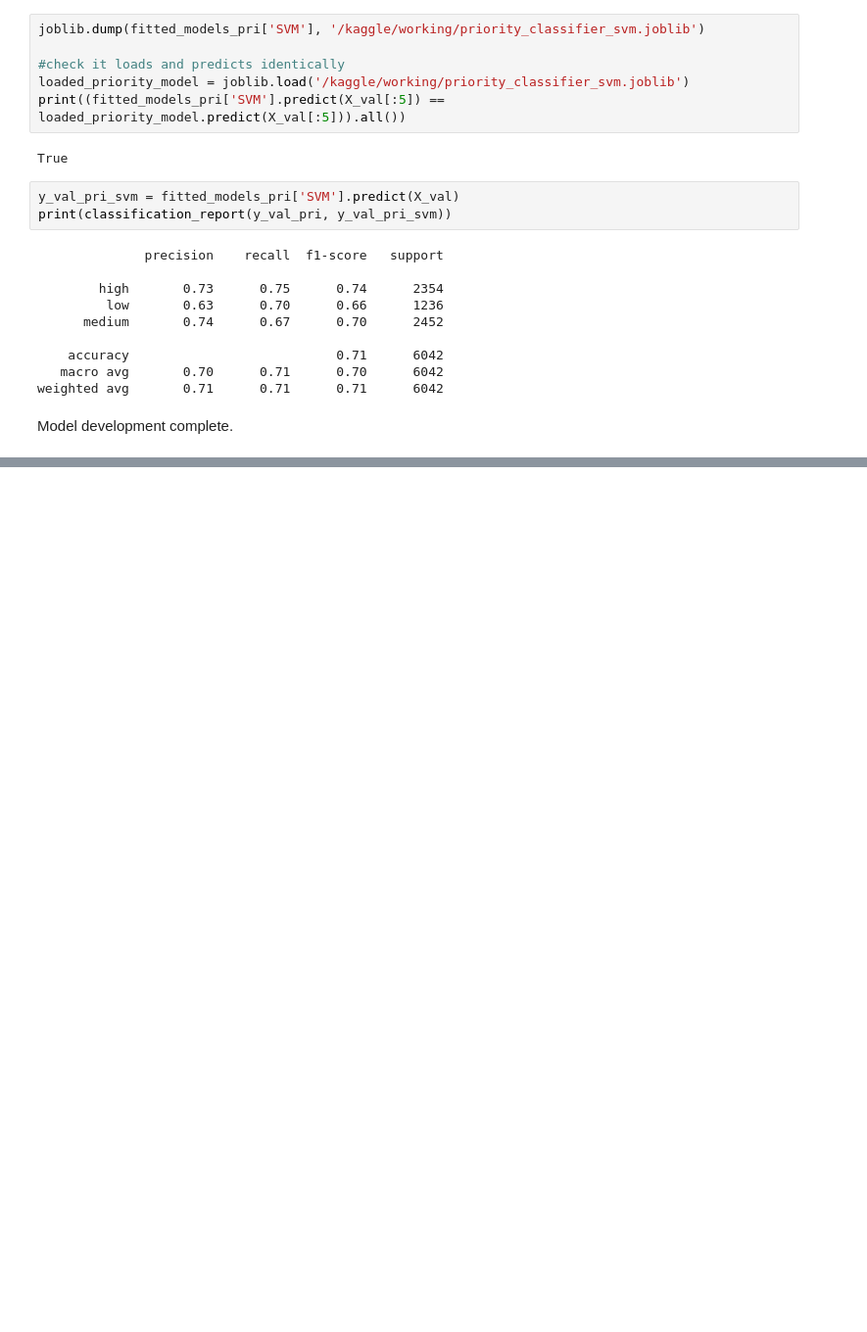
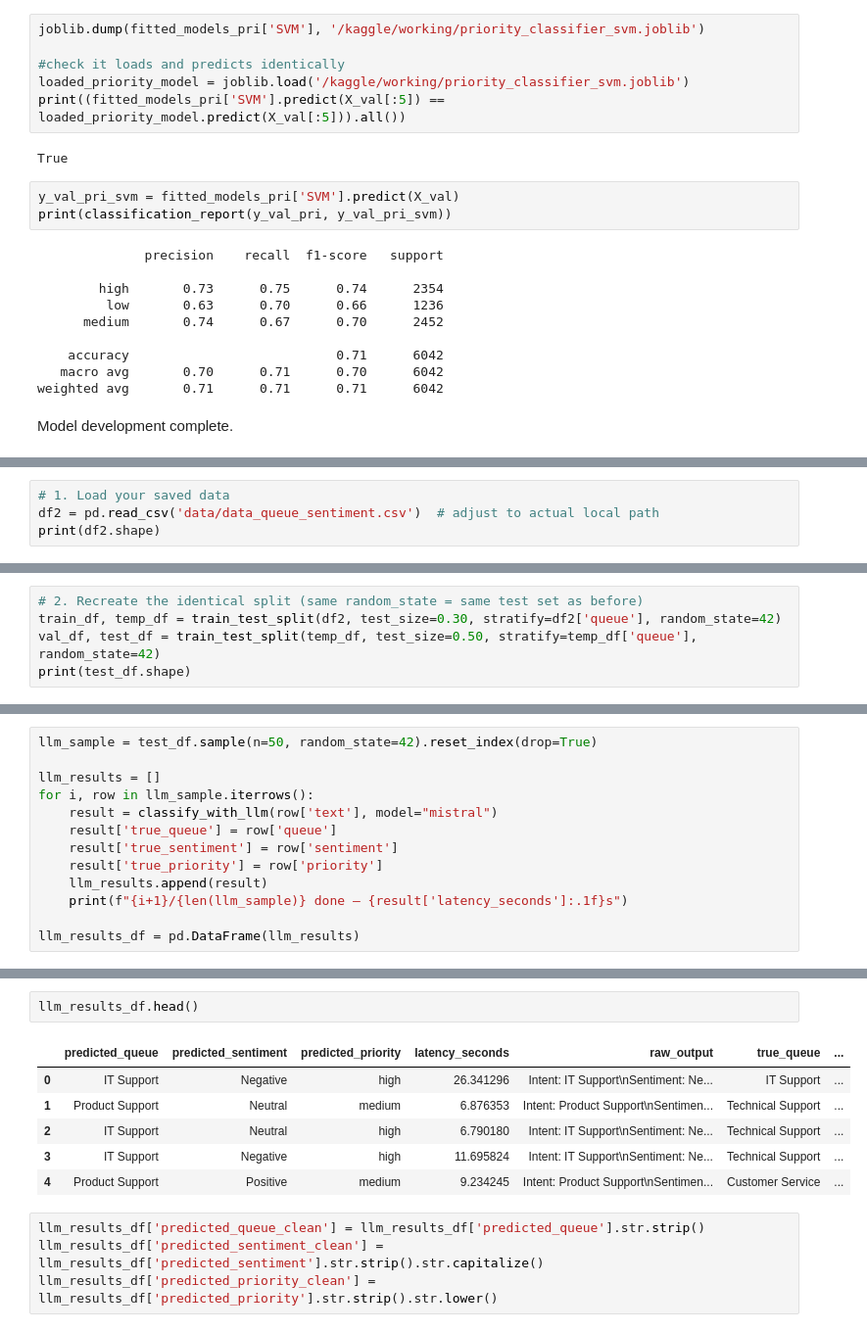
Before and after one commit to tag-ecosystemai/c1-optimizers-project-1, a Jupyter notebook: ai-ml-backbone/eda-model-development-notebook.ipynb, the cells around one changed output, grey strips where cells are left out. Shown at 98% size. Saved outputs shown, nothing was run; the diff lists cells and outputs as text; blank space fills up the shorter version.

Commit message:
Finalized model devleopment, frontend and backend

```diff
--- a/ai-ml-backbone/eda-model-development-notebook.ipynb
+++ b/ai-ml-backbone/eda-model-development-notebook.ipynb
@@ -906,0 +920,4 @@ Model development complete.
+# %%
+# 1. Load your saved data
+df2 = pd.read_csv('data/data_queue_sentiment.csv')  # adjust to actual local path
+print(df2.shape)
@@ -906,0 +926,5 @@ Model development complete.
+# %%
+# 2. Recreate the identical split (same random_state = same test set as before)
+train_df, temp_df = train_test_split(df2, test_size=0.30, stratify=df2['queue'], random_state=42)
+val_df, test_df = train_test_split(temp_df, test_size=0.50, stratify=temp_df['queue'], random_state=42)
+print(test_df.shape)
@@ -906,0 +948,13 @@ Model development complete.
+# %%
+llm_sample = test_df.sample(n=50, random_state=42).reset_index(drop=True)
+
+llm_results = []
+for i, row in llm_sample.iterrows():
+    result = classify_with_llm(row['text'], model="mistral")
+    result['true_queue'] = row['queue']
+    result['true_sentiment'] = row['sentiment']
+    result['true_priority'] = row['priority']
+    llm_results.append(result)
+    print(f"{i+1}/{len(llm_sample)} done — {result['latency_seconds']:.1f}s")
+
+llm_results_df = pd.DataFrame(llm_results)
@@ -906,0 +979,13 @@ Model development complete.
+# %%
+llm_results_df.head()
+# %% [output]
+|  | predicted_queue | predicted_sentiment | predicted_priority | latency_seconds | raw_output | true_queue | ... |
+| 0 | IT Support | Negative | high | 26.341296 | Intent: IT Support\nSentiment: Ne... | IT Support | ... |
+| 1 | Product Support | Neutral | medium | 6.876353 | Intent: Product Support\nSentimen... | Technical Support | ... |
+| 2 | IT Support | Neutral | high | 6.790180 | Intent: IT Support\nSentiment: Ne... | Technical Support | ... |
+| 3 | IT Support | Negative | high | 11.695824 | Intent: IT Support\nSentiment: Ne... | Technical Support | ... |
+| 4 | Product Support | Positive | medium | 9.234245 | Intent: Product Support\nSentimen... | Customer Service | ... |
+# %%
+llm_results_df['predicted_queue_clean'] = llm_results_df['predicted_queue'].str.strip()
+llm_results_df['predicted_sentiment_clean'] = llm_results_df['predicted_sentiment'].str.strip().str.capitalize()
+llm_results_df['predicted_priority_clean'] = llm_results_df['predicted_priority'].str.strip().str.lower()
```
Also changed, not shown: parts of 13 cells of this notebook, 35 other files.
